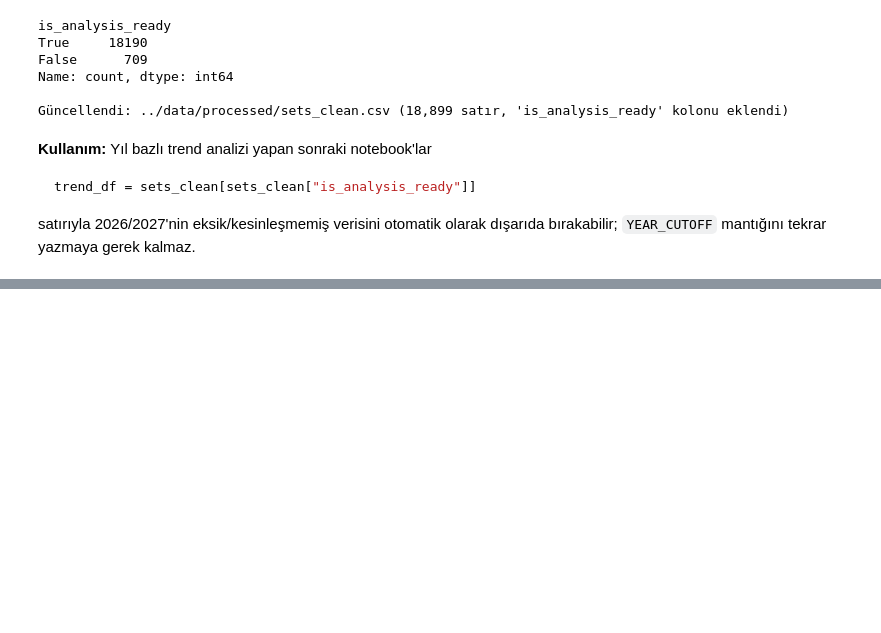
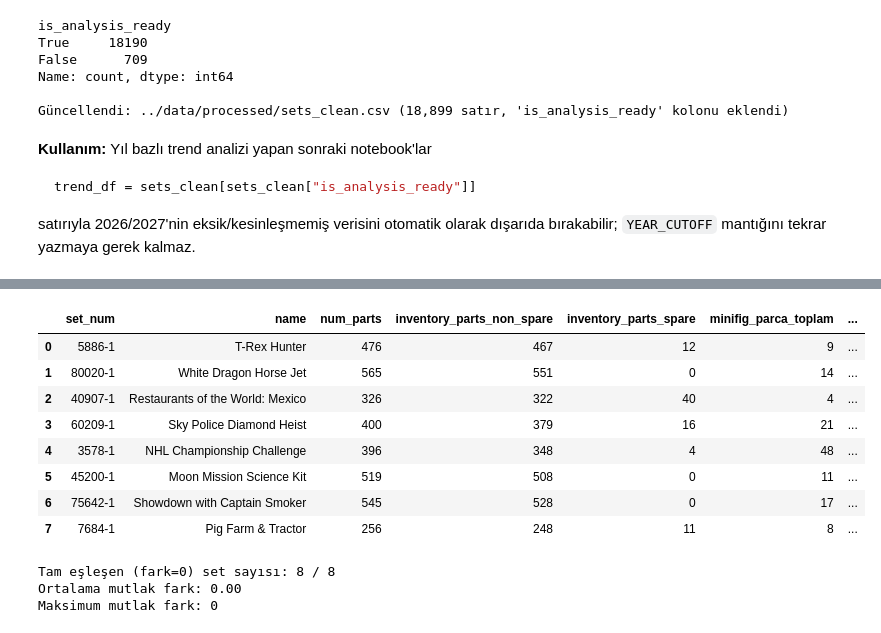
Before and after one commit to didemmrsln/brick-by-brick-lego-analysis, a Jupyter notebook: notebooks/01_data_quality_check.ipynb, the cells around one changed output, grey strips where cells are left out. Drawn from its saved outputs; the diff is of its cells as text; code cells hidden in the pictures; blank space fills up the shorter version.

Commit message:
Verify num_parts includes minifig parts (and excludes spares); document minifig_count collinearity implications
Co-Authored-By: Claude Sonnet 5 <noreply@anthropic.com>

```diff
--- a/notebooks/01_data_quality_check.ipynb
+++ b/notebooks/01_data_quality_check.ipynb
@@ -413,0 +456,14 @@ mantığını tekrar yazmaya gerek kalmaz.
+# %%
+# Aday havuzu: num_parts > 200 VE envanterinde en az bir minifig bulunan setler
+sets_with_minifig_inventory = set(inventory_minifigs["inventory_id"])
+
+candidates = (
+    latest_inventory[latest_inventory["id"].isin(sets_with_minifig_inventory)]
+    .merge(sets[["set_num", "name", "num_parts"]], on="set_num")
+    .query("num_parts > 200")
+)
+
+print(f"Aday havuzu (num_parts>200 ve minifig içeren, en güncel envanter): {len(candidates):,} set")
+
+sample = candidates.sample(8, random_state=42).reset_index(drop=True)
+sample[["set_num", "name", "num_parts"]]
@@ -413,0 +481,54 @@ mantığını tekrar yazmaya gerek kalmaz.
+# %%
+def verify_set(inventory_id: int, official_num_parts: int) -> dict:
+    ip = inventory_parts[inventory_parts["inventory_id"] == inventory_id]
+    non_spare_qty = ip.loc[~ip["is_spare"], "quantity"].sum()
+    spare_qty = ip.loc[ip["is_spare"], "quantity"].sum()
+
+    im = inventory_minifigs[inventory_minifigs["inventory_id"] == inventory_id].merge(
+        minifigs[["fig_num", "num_parts"]], on="fig_num", how="left"
+    )
+    minifig_parts_total = int((im["quantity"] * im["num_parts"]).sum())
+
+    total_calculated = int(non_spare_qty) + minifig_parts_total
+    return {
+        "inventory_parts_non_spare": int(non_spare_qty),
+        "inventory_parts_spare": int(spare_qty),
+        "minifig_parca_toplam": minifig_parts_total,
+        "toplam_hesaplanan": total_calculated,
+        "fark": official_num_parts - total_calculated,
+    }
+
+results = []
+for _, row in sample.iterrows():
+    r = verify_set(row["id"], row["num_parts"])
+    results.append({
+        "set_num": row["set_num"],
+        "name": row["name"],
+        "num_parts": row["num_parts"],
+        **r,
+    })
+
+verification = pd.DataFrame(results)[[
+    "set_num", "name", "num_parts",
+    "inventory_parts_non_spare", "inventory_parts_spare",
+    "minifig_parca_toplam", "toplam_hesaplanan", "fark",
+]]
+verification
+# %% [output]
+|  | set_num | name | num_parts | inventory_parts_non_spare | inventory_parts_spare | minifig_parca_toplam | ... |
+| 0 | 5886-1 | T-Rex Hunter | 476 | 467 | 12 | 9 | ... |
+| 1 | 80020-1 | White Dragon Horse Jet | 565 | 551 | 0 | 14 | ... |
+| 2 | 40907-1 | Restaurants of the World: Mexico | 326 | 322 | 40 | 4 | ... |
+| 3 | 60209-1 | Sky Police Diamond Heist | 400 | 379 | 16 | 21 | ... |
+| 4 | 3578-1 | NHL Championship Challenge | 396 | 348 | 4 | 48 | ... |
+| 5 | 45200-1 | Moon Mission Science Kit | 519 | 508 | 0 | 11 | ... |
+| 6 | 75642-1 | Showdown with Captain Smoker | 545 | 528 | 0 | 17 | ... |
+| 7 | 7684-1 | Pig Farm & Tractor | 256 | 248 | 11 | 8 | ... |
+# %%
+print(f"Tam eşleşen (fark=0) set sayısı: {(verification['fark'] == 0).sum()} / {len(verification)}")
+print(f"Ortalama mutlak fark: {verification['fark'].abs().mean():.2f}")
+print(f"Maksimum mutlak fark: {verification['fark'].abs().max()}")
+# %% [output]
+Tam eşleşen (fark=0) set sayısı: 8 / 8
+Ortalama mutlak fark: 0.00
+Maksimum mutlak fark: 0
```
Also changed, not shown: parts of 4 cells of this notebook.
